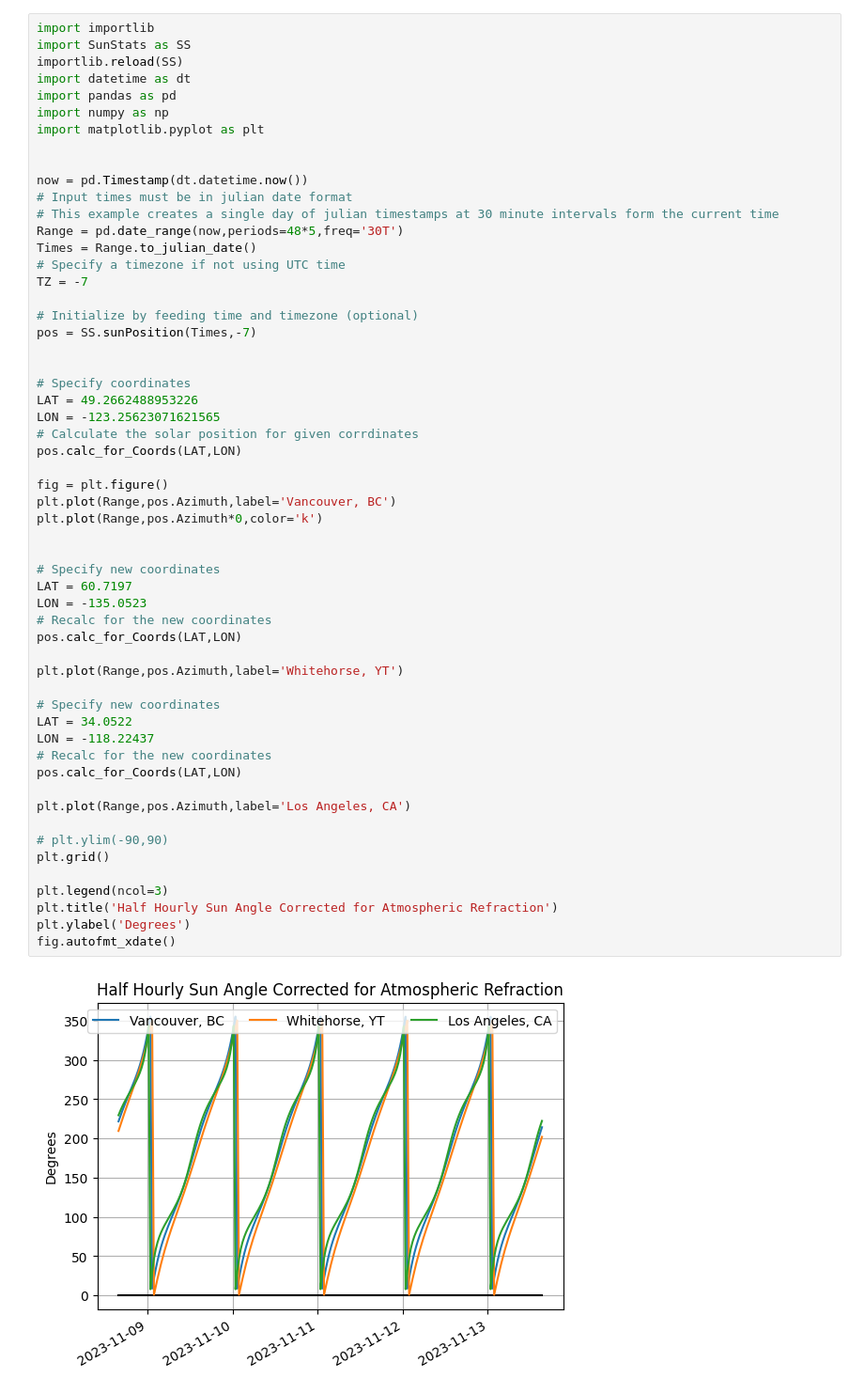
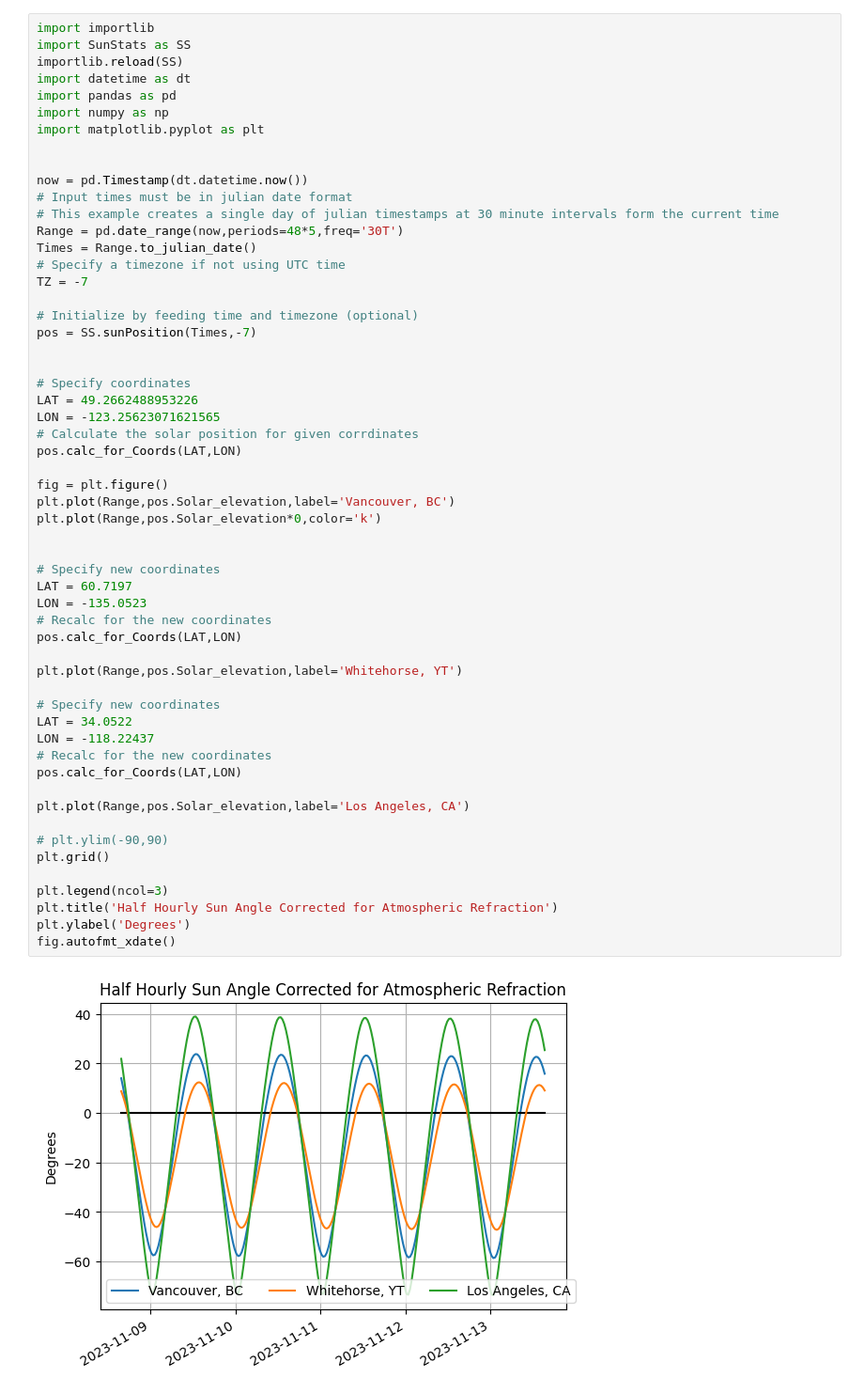
Before and after one commit to June-Skeeter/SunStatistics, a Jupyter notebook: Example_Usage.ipynb, the cells around one changed output. Shown at 94% size. Drawn from its saved outputs; the diff is of its cells as text.

```diff
--- a/Example_Usage.ipynb
+++ b/Example_Usage.ipynb
@@ -24,35 +24,35 @@ pos = SS.sunPosition(Times,-7)
 LAT = 49.2662488953226
 LON = -123.25623071621565
 # Calculate the solar position for given corrdinates
 pos.calc_for_Coords(LAT,LON)
 
 fig = plt.figure()
-plt.plot(Range,pos.Azimuth,label='Vancouver, BC')
-plt.plot(Range,pos.Azimuth*0,color='k')
+plt.plot(Range,pos.Solar_elevation,label='Vancouver, BC')
+plt.plot(Range,pos.Solar_elevation*0,color='k')
 
 
 # Specify new coordinates
 LAT = 60.7197
 LON = -135.0523
 # Recalc for the new coordinates
 pos.calc_for_Coords(LAT,LON)
 
-plt.plot(Range,pos.Azimuth,label='Whitehorse, YT')
+plt.plot(Range,pos.Solar_elevation,label='Whitehorse, YT')
 
 # Specify new coordinates
 LAT = 34.0522
 LON = -118.22437
 # Recalc for the new coordinates
 pos.calc_for_Coords(LAT,LON)
 
-plt.plot(Range,pos.Azimuth,label='Los Angeles, CA')
+plt.plot(Range,pos.Solar_elevation,label='Los Angeles, CA')
 
 # plt.ylim(-90,90)
 plt.grid()
 
 plt.legend(ncol=3)
 plt.title('Half Hourly Sun Angle Corrected for Atmospheric Refraction')
 plt.ylabel('Degrees')
 fig.autofmt_xdate()
 # %% [output]
-[figure, old version]
+[figure, new version]
```
Also changed, not shown: parts of 2 cells of this notebook.
